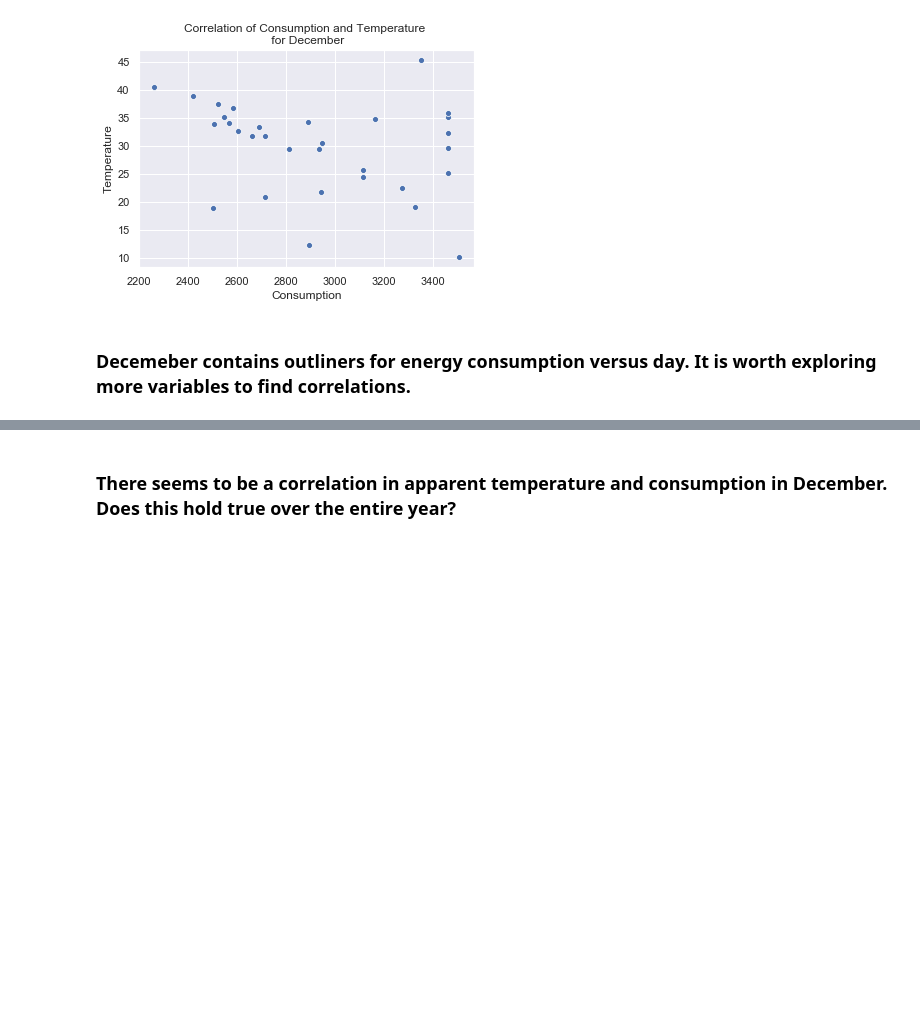
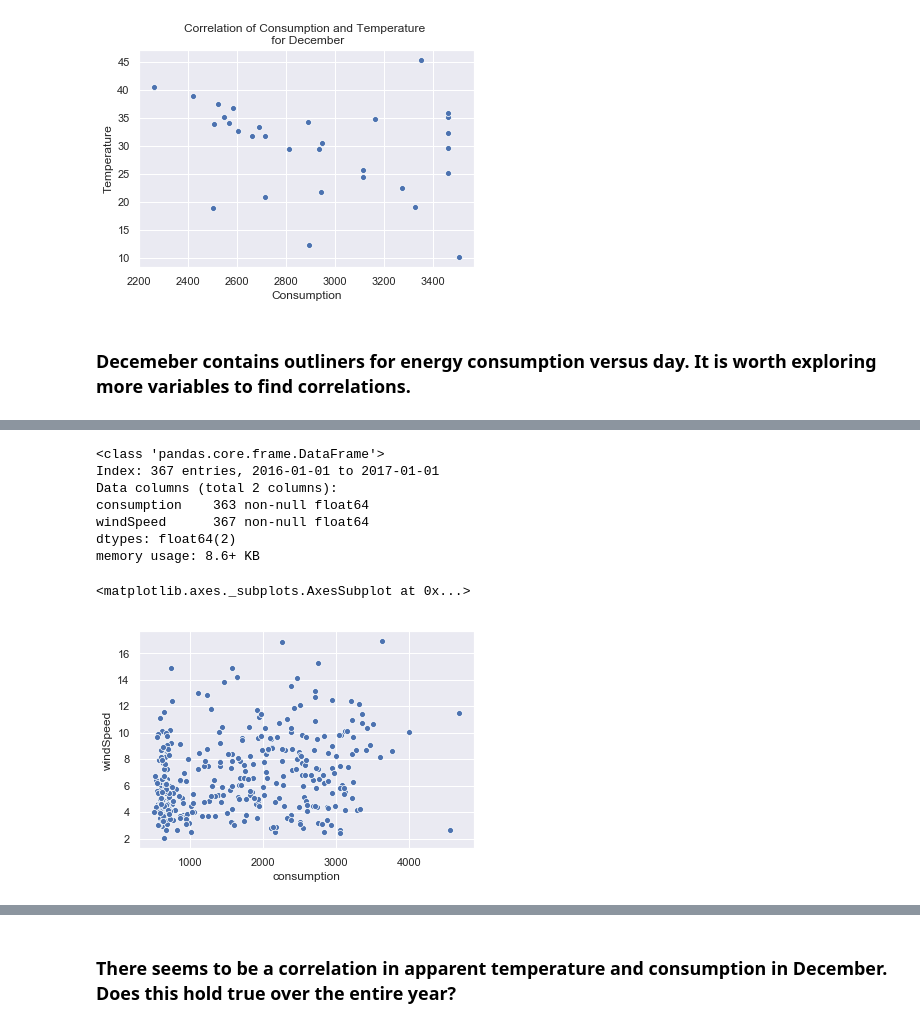
Before and after one commit to LSheneman/apartment_energy, a Jupyter notebook: iPython/Meter_data.ipynb, the cells around one changed output, grey strips where cells are left out. Cells and saved outputs as stored; diff of their text form; code cells hidden in the pictures; blank space fills up the shorter version.

```diff
--- a/iPython/Meter_data.ipynb
+++ b/iPython/Meter_data.ipynb
@@ -196,3 +225,26 @@ sns.scatterplot(x="consumption", y="precipIntensity", data=compare_precipIntensi
+# %%
+weather_windSpeed_days = weather[['windSpeed', 'day']]
+weather_windSpeed_days_mean = weather_windSpeed_days.groupby('day').agg('mean')
+
+compare_windSpeed = pd.concat([all_data_2016_by_day.mean(), weather_windSpeed_days_mean], axis =1, sort=True)
+compare_windSpeed.columns = ['consumption', 'windSpeed']
+
+compare_windSpeed.info()
+
+compare_windSpeed.bfill(inplace=True)
+compare_windSpeed.ffill(inplace=True)
+
+sns.scatterplot(x="consumption", y="windSpeed", data=compare_windSpeed[:-4])
+# %% [output]
+<class 'pandas.core.frame.DataFrame'>
+Index: 367 entries, 2016-01-01 to 2017-01-01
+Data columns (total 2 columns):
+consumption    363 non-null float64
+windSpeed      367 non-null float64
+dtypes: float64(2)
+memory usage: 8.6+ KB
+<matplotlib.axes._subplots.AxesSubplot at 0x...>
+[figure, added]
 # %%
 apparentTemperature_mean = weather[['apparentTemperature', 'day']]
 apparentTemperature_mean = apparentTemperature_mean.groupby('day').agg('mean')
```
Also changed, not shown: parts of 28 cells of this notebook, 3 other files.
